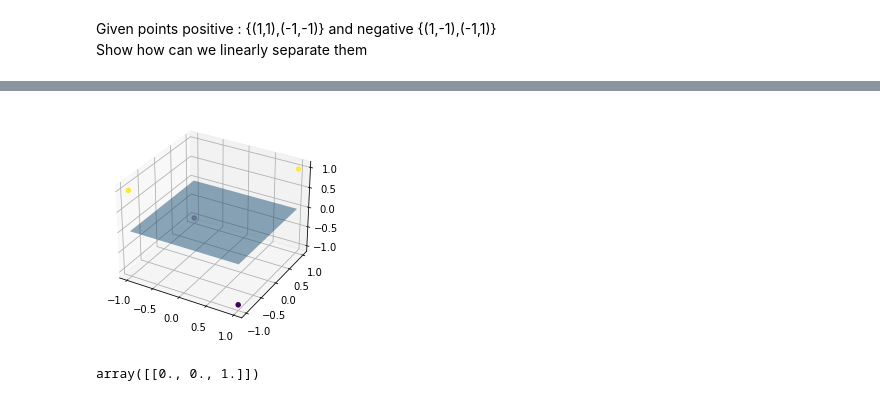
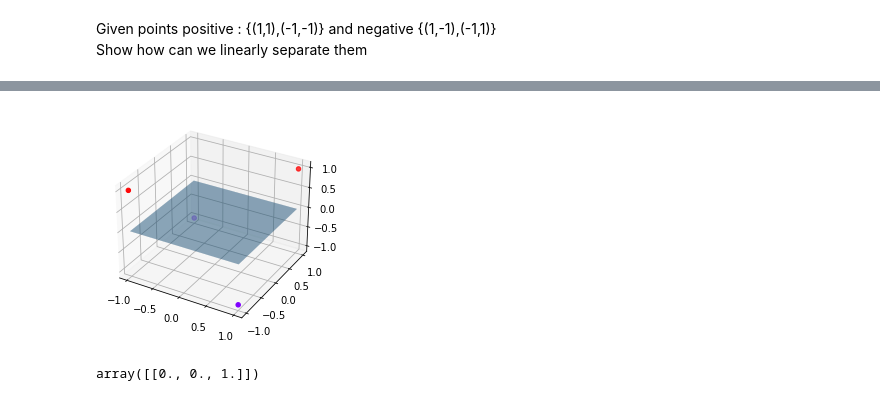
Before and after one commit to sharmasapna/machine-learning, a Jupyter notebook: hyperplane-for-linearly-non-separable-data.ipynb, the cells around one changed output, grey strips where cells are left out. Cells and saved outputs as stored; diff of their text form; code cells hidden in the pictures.

```diff
--- a/hyperplane-for-linearly-non-separable-data.ipynb
+++ b/hyperplane-for-linearly-non-separable-data.ipynb
@@ -36,26 +36,26 @@ plt.show()
 # %%
 # create support vector classifier using a linear kernel
 from sklearn import svm
 
 svc = svm.SVC(kernel = 'linear')
 svc.fit(X, Y)
 w = svc.coef_
 b = svc.intercept_
 
 # plotting the separating hyperplane
 x1 = X[:, 0].reshape((-1, 1))
 x2 = X[:, 1].reshape((-1, 1))
 x1, x2 = np.meshgrid(x1, x2)
 x3 = -(w[0][0]*x1 + w[0][1]*x2 + b) / w[0][2]
 
 fig = plt.figure()
 axes2 = fig.add_subplot(111, projection = '3d')
-axes2.scatter(X1, X2, X1*X2, c = Y, depthshade = True)
+axes2.scatter(X1, X2, X1*X2, c = Y, depthshade = True, cmap='rainbow' )
 axes1 = fig.gca(projection = '3d')
 axes1.plot_surface(x1, x2, x3, alpha = 0.1)
 plt.show()
 # %% [output]
-[figure, old version]
+[figure, new version]
 # %%
 # coefficients of hyper plane
 w
```
Also changed, not shown: parts of 2 cells of this notebook.
